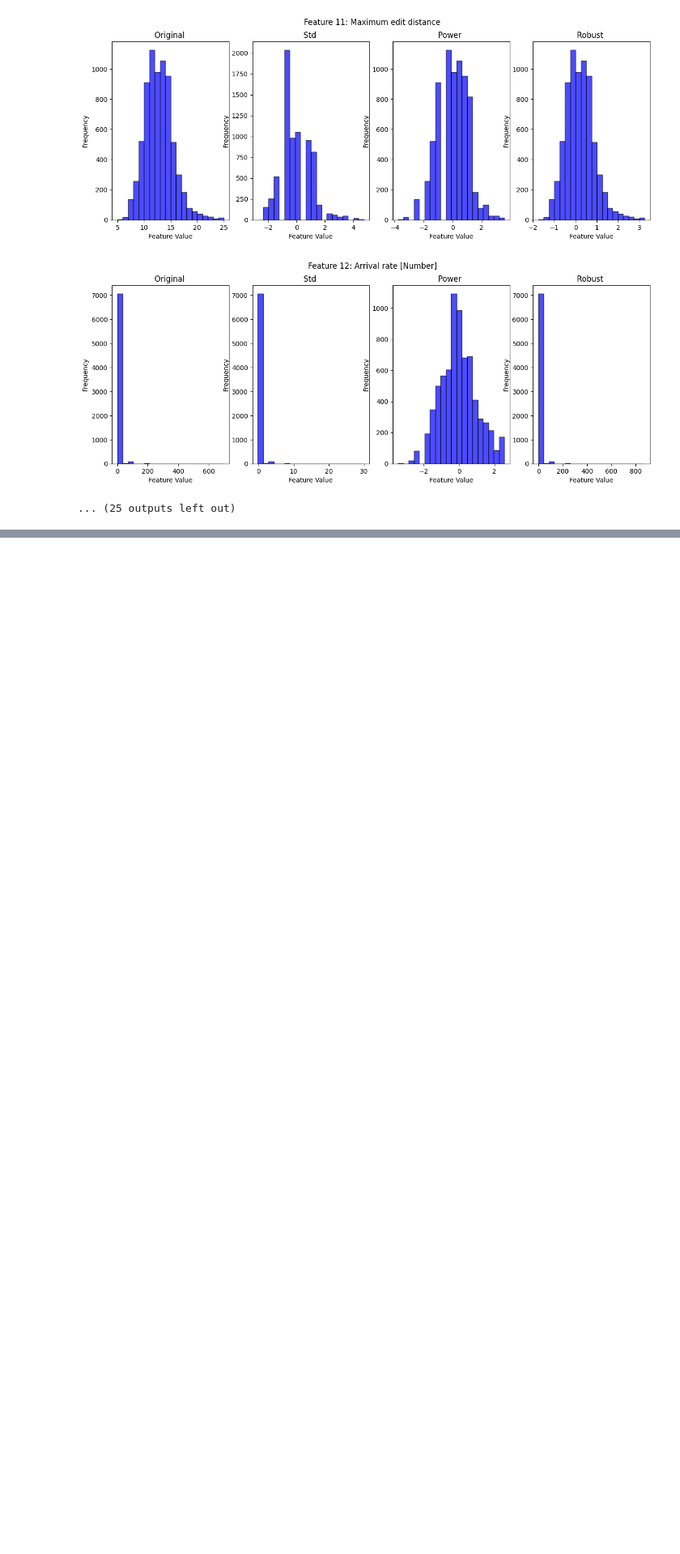
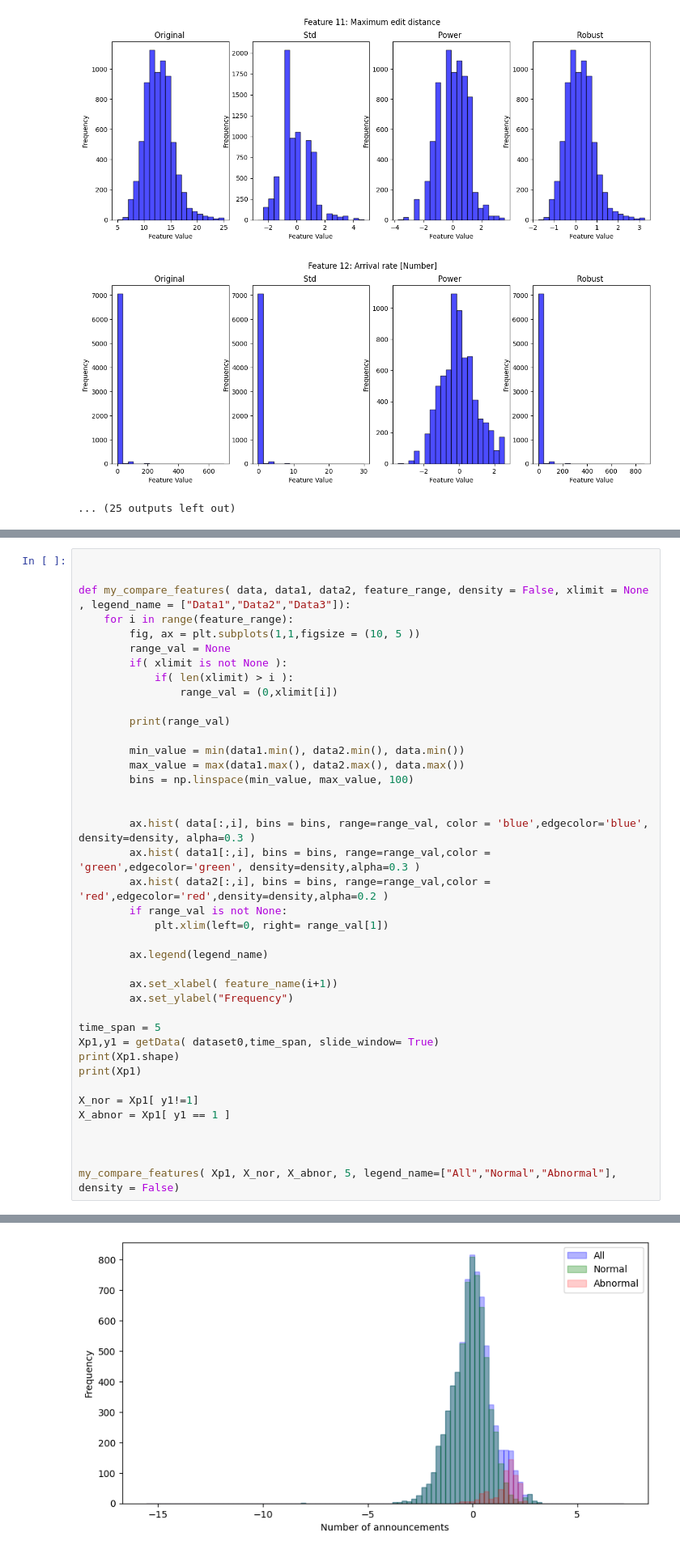
Before and after one commit to biganiseed/CyberDefense, a Jupyter notebook: xpr_feature_analysis.ipynb, the cells around one changed output, grey strips where cells are left out. Shown at 81% size. Saved outputs shown, nothing was run; the diff lists cells and outputs as text; blank space fills up the shorter version.

```diff
--- a/xpr_feature_analysis.ipynb
+++ b/xpr_feature_analysis.ipynb
@@ -93,0 +325,41 @@ compareFeatureBaseScalers(X)
+# %%
+
+
+def my_compare_features( data, data1, data2, feature_range, density = False, xlimit = None , legend_name = ["Data1","Data2","Data3"]):
+    for i in range(feature_range):
+        fig, ax = plt.subplots(1,1,figsize = (10, 5 ))
+        range_val = None
+        if( xlimit is not None ):
+            if( len(xlimit) > i ):
+                range_val = (0,xlimit[i])
+
+        print(range_val)
+
+        min_value = min(data1.min(), data2.min(), data.min())
+        max_value = max(data1.max(), data2.max(), data.max())
+        bins = np.linspace(min_value, max_value, 100)
+
+
+        ax.hist( data[:,i], bins = bins, range=range_val, color = 'blue',edgecolor='blue', density=density, alpha=0.3 )
+        ax.hist( data1[:,i], bins = bins, range=range_val,color = 'green',edgecolor='green', density=density,alpha=0.3 )
+        ax.hist( data2[:,i], bins = bins, range=range_val,color = 'red',edgecolor='red',density=density,alpha=0.2 )
+        if range_val is not None:
+            plt.xlim(left=0, right= range_val[1])
+
+        ax.legend(legend_name)
+
+        ax.set_xlabel( feature_name(i+1))
+        ax.set_ylabel("Frequency")
+
+time_span = 5
+Xp1,y1 = getData( dataset0,time_span, slide_window= True)
+print(Xp1.shape)
+print(Xp1)
+
+X_nor = Xp1[ y1!=1]
+X_abnor = Xp1[ y1 == 1 ]
+
+
+
+my_compare_features( Xp1, X_nor, X_abnor, 5, legend_name=["All","Normal","Abnormal"], density = False)
+# %% [output]
@@ -93,0 +379 @@ compareFeatureBaseScalers(X)
+[figure, added]
```
Also changed, not shown: parts of 17 cells of this notebook, 1 other file.
